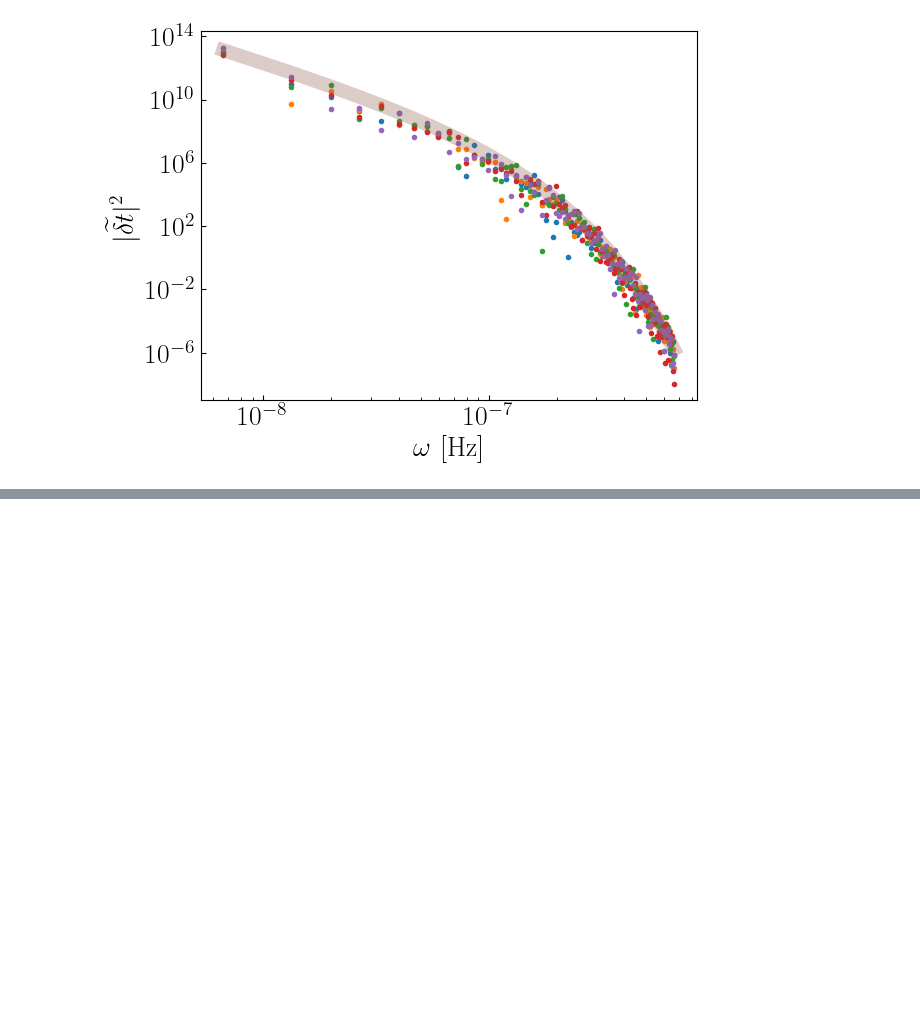
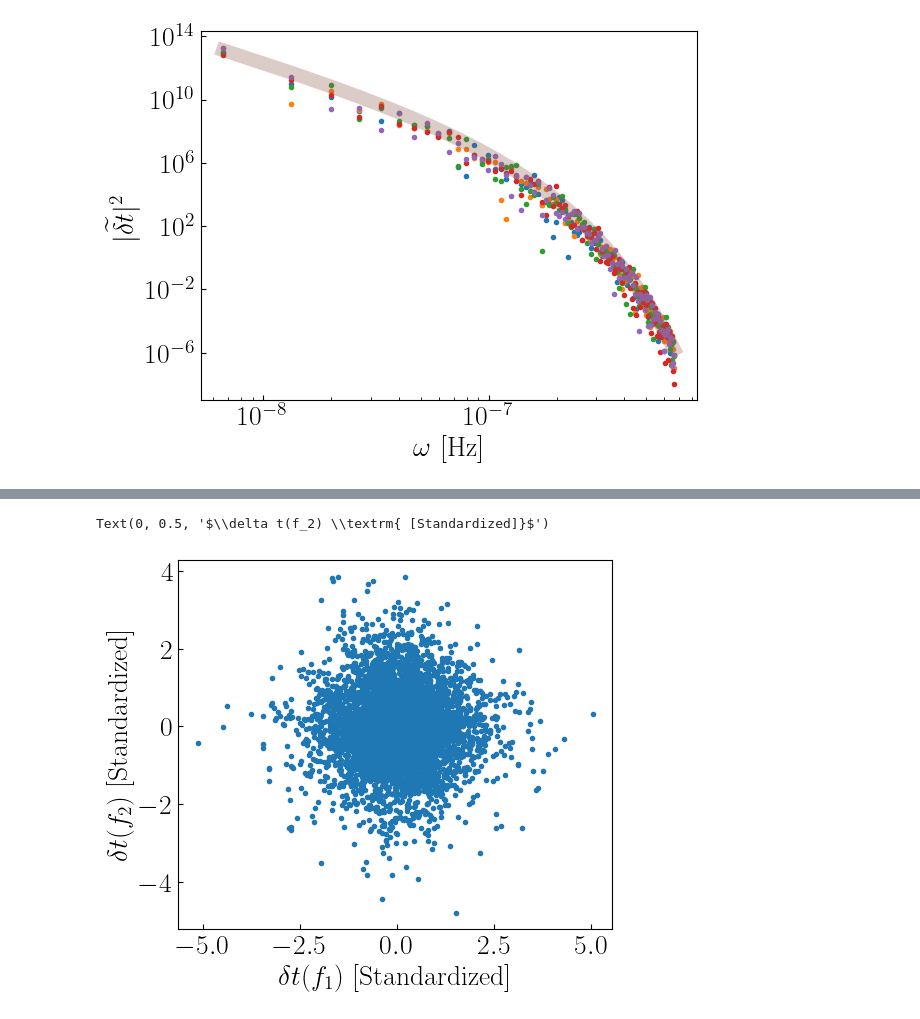
Before and after one commit to hjkim0620/ULDM_PTA_Likelihood, a Jupyter notebook: ULDM_PTA_Likelihood.ipynb, the cells around one changed output, grey strips where cells are left out. Drawn from its saved outputs; the diff is of its cells as text; code cells hidden in the pictures; blank space fills up the shorter version.

```diff
--- a/ULDM_PTA_Likelihood.ipynb
+++ b/ULDM_PTA_Likelihood.ipynb
@@ -169,0 +311,8 @@ def s(w, tau):
+# %%
+plt.plot(b1,b2, '.')
+plt.gca().set_aspect('equal')
+plt.xlabel(r'$\delta t(f_1) \textrm{ [Standardized]}$')
+plt.ylabel(r'$\delta t(f_2) \textrm{ [Standardized]}$')
+# %% [output]
+Text(0, 0.5, '$\\delta t(f_2) \\textrm{ [Standardized]}$')
+[figure, added]
```
Also changed, not shown: parts of 21 cells of this notebook.
